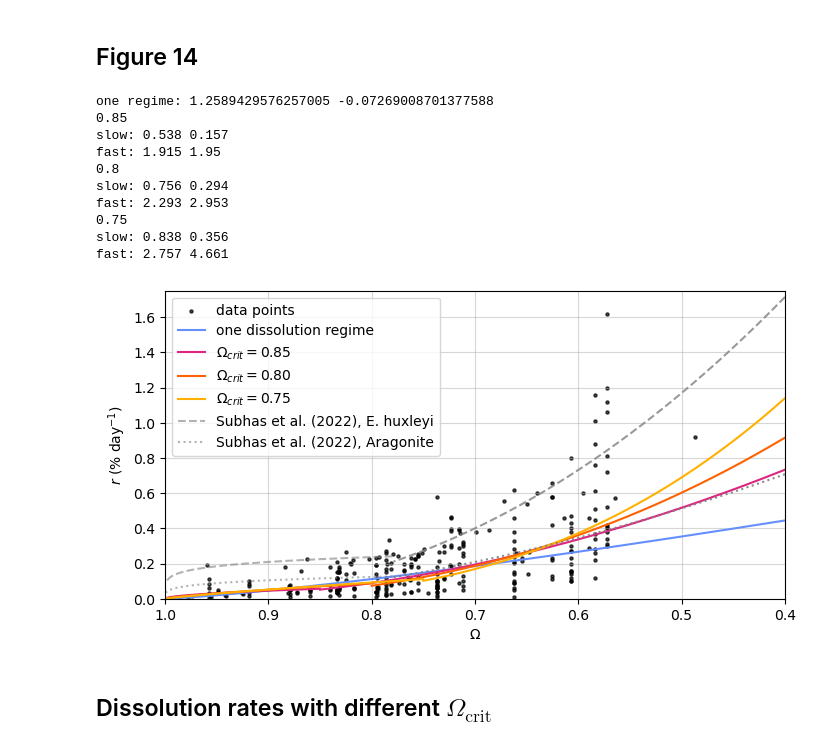
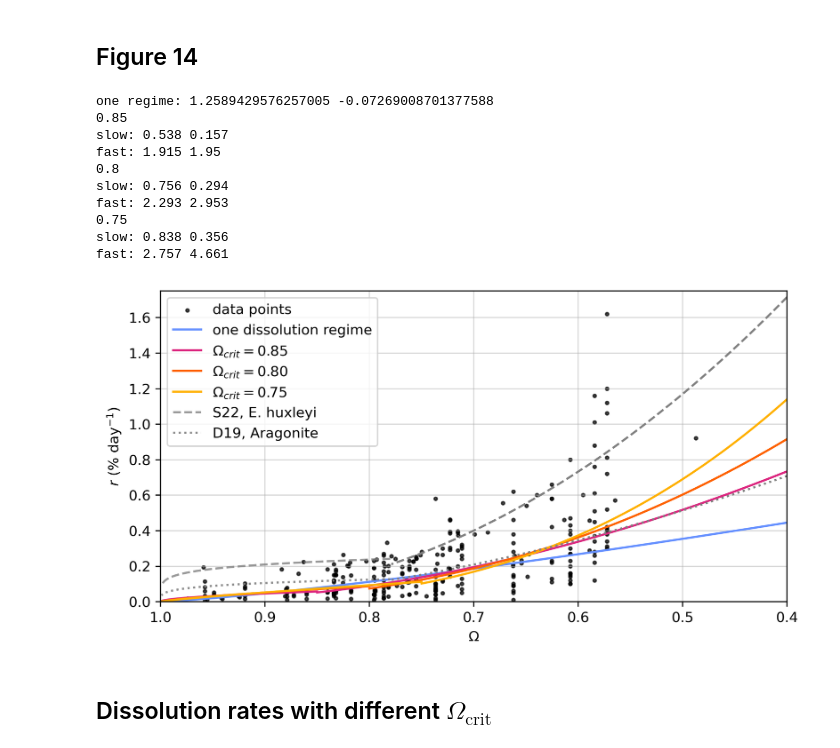
Before and after one commit to bcala1/in-situ-dissolution-compilation, a Jupyter notebook: analysis/omega-crit/different-omega-crit.ipynb, the cells around one changed output. Saved outputs shown, nothing was run; the diff lists cells and outputs as text; code cells hidden in the pictures.

Commit message:
updated Figure 14

```diff
--- a/analysis/omega-crit/different-omega-crit.ipynb
+++ b/analysis/omega-crit/different-omega-crit.ipynb
@@ -96,7 +96,7 @@ def plot_rate(o_crit, color):
 # %% [markdown]
 ## Figure 14
 # %%
-plt.figure(figsize=(8,4))
+plt.figure(figsize=(8,4), dpi=300)
 
 plt.scatter(df_set['Omega_use'],df_set['Rate_mass'], color="black", s=5, label='data points', alpha=0.7)
 
@@ -134,40 +134,40 @@ plot_rate(0.75, '#FFB000')
 # s22
 n1, k1, n2, k2 = [0.18, -2.5,  2.1, -1.3]
 x_range1 = np.arange(0.78,1,0.001)
 x_range2 = np.arange(0.4,0.78,0.001)
-plt.plot(x_range1, 10**(k1)*100*(1-x_range1)**n1, color='grey', label='Subhas et al. (2022), E. huxleyi',
-         linestyle='--', alpha=0.6)
-plt.plot(x_range2, 10**(k2)*100*(1-x_range2)**n2, color='grey', linestyle='--', alpha=0.8)
+plt.plot(x_range1, 10**(k1)*100*(1-x_range1)**n1, color='grey', label='S22, E. huxleyi',
+         linestyle='--', alpha=0.8)
+plt.plot(x_range2, 10**(k2)*100*(1-x_range2)**n2, color='grey', linestyle='--', alpha=1)
 
 n1, k1, n2, k2 = [0.24, -2.74, 1.76, -1.76]
 x_range1 = np.arange(0.78,1,0.001)
 x_range2 = np.arange(0.4,0.78,0.001)
-plt.plot(x_range1, 10**(k1)*100*(1-x_range1)**n1, color='grey', label='Subhas et al. (2022), Aragonite',
-         linestyle='dotted', alpha=0.6)
-plt.plot(x_range2, 10**(k2)*100*(1-x_range2)**n2, color='grey', linestyle='dotted', alpha=0.9)
+plt.plot(x_range1, 10**(k1)*100*(1-x_range1)**n1, color='grey', label='D19, Aragonite',
+         linestyle='dotted', alpha=0.9)
+plt.plot(x_range2, 10**(k2)*100*(1-x_range2)**n2, color='grey', linestyle='dotted', alpha=1)
 
 
 plt.grid(alpha=0.5)
 plt.xlim(0.4,1)
 plt.ylim(0,1.75)
 plt.gca().invert_xaxis()
 plt.xlabel('$\Omega$')
 plt.ylabel('$r$ (% day$^{-1}$)')
 plt.legend()
 #plt.yscale('log')
 plt.show()
 # %% [output]
 one regime: 1.2589429576257005 -0.07269008701377588
 0.85
 slow: 0.538 0.157
 fast: 1.915 1.95
 0.8
 slow: 0.756 0.294
 fast: 2.293 2.953
 0.75
 slow: 0.838 0.356
 fast: 2.757 4.661
-[figure, old version]
+[figure, new version]
 # %% [markdown]
 ## Dissolution rates with different $Ω_\text{crit}$
 # %%
```
